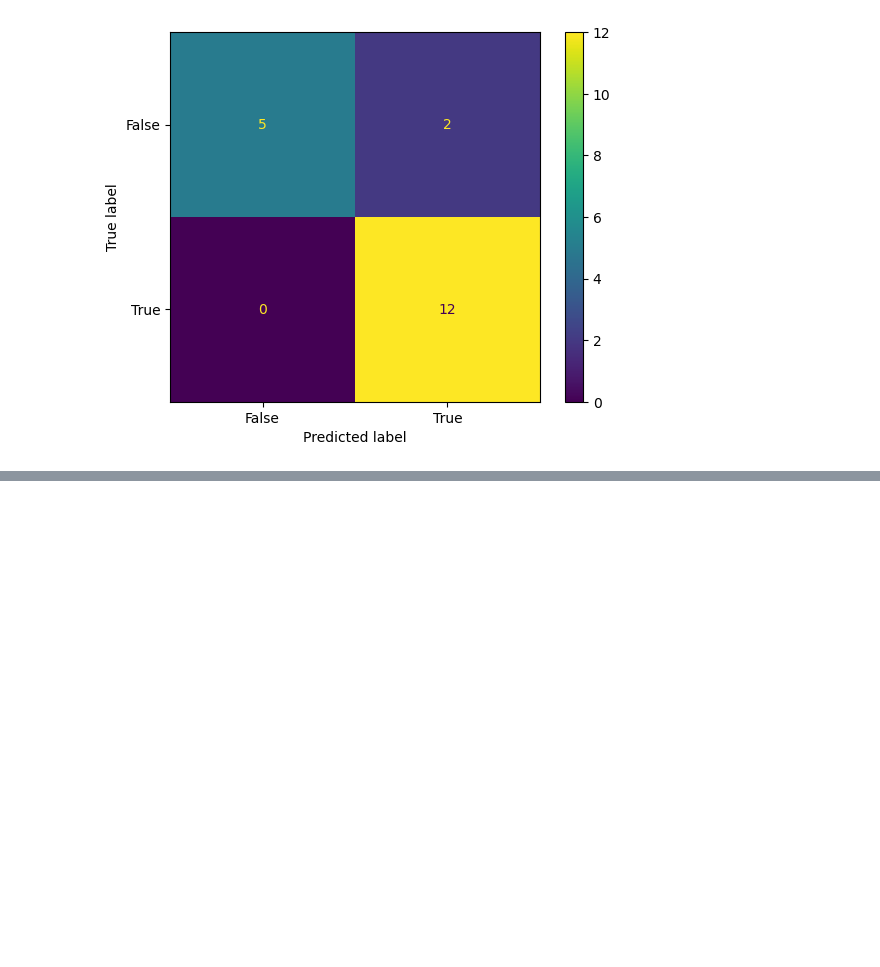
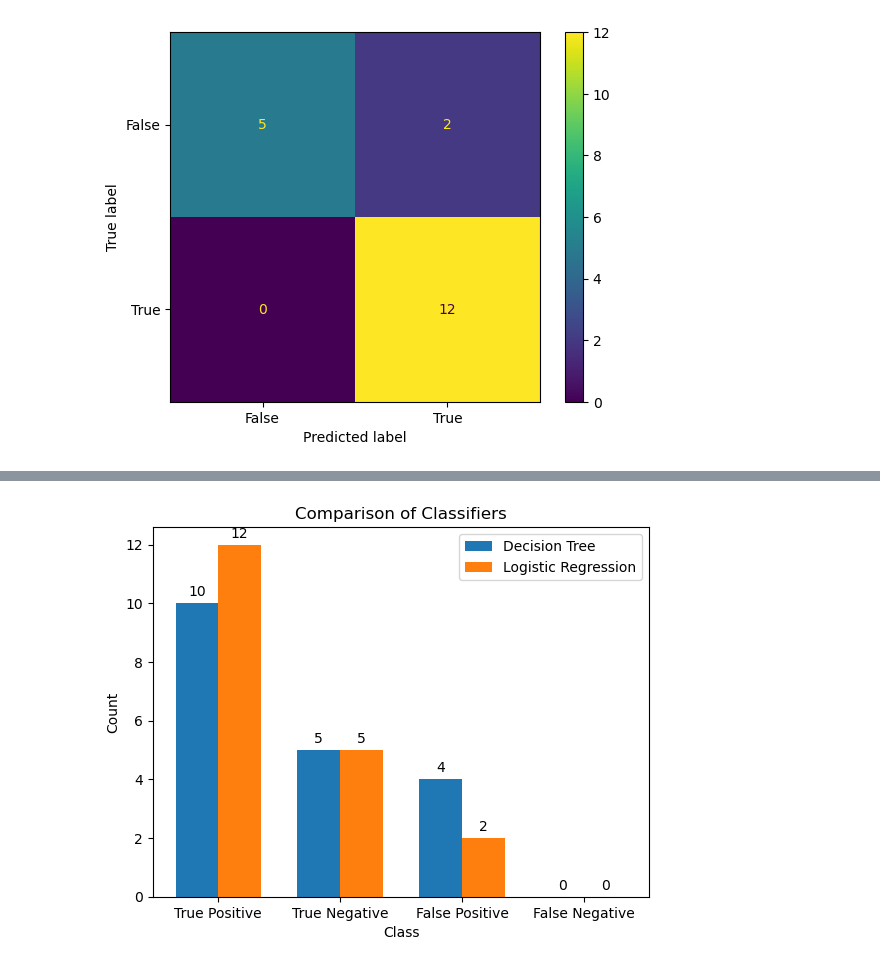
Before and after one commit to BorislavKrumov/colorectal-cancer, a Jupyter notebook: Colorectal Cancer DFS Classification.ipynb, the cells around one changed output, grey strips where cells are left out. Saved outputs shown, nothing was run; the diff lists cells and outputs as text; code cells hidden in the pictures; blank space fills up the shorter version.

```diff
--- a/Colorectal Cancer DFS Classification.ipynb
+++ b/Colorectal Cancer DFS Classification.ipynb
@@ -383,7 +383,7 @@ y_pred = clf.predict(X_test)
 # %%
 # Calculate the confusion matrix
 conf_matrix = confusion_matrix(y_test, y_pred)
-tn, fp, fn, tp = confusion_matrix(y_test, y_pred).ravel()
+dt_tn, dt_fp, dt_fn, dt_tp = confusion_matrix(y_test, y_pred).ravel()
 # %%
 cm_display = metrics.ConfusionMatrixDisplay(confusion_matrix = conf_matrix, display_labels = [False, True])
 cm_display.plot()
@@ -427,7 +427,7 @@ y_pred = classifier.predict(X_test)
 # %%
 # Calculate the confusion matrix
 conf_matrix = confusion_matrix(y_test, y_pred)
-tn, fp, fn, tp = confusion_matrix(y_test, y_pred).ravel()
+lr_tn, lr_fp, lr_fn, lr_tp = confusion_matrix(y_test, y_pred).ravel()
 # %%
 logistic_accuracy = accuracy_score(y_test, y_pred)
 accuracy_percentage = logistic_accuracy * 100
@@ -443,0 +467,38 @@ plt.show()
+# %%
+# Data for the bar chart
+classifiers = ['Decision Tree', 'Logistic Regression']
+labels = ['True Positive', 'True Negative', 'False Positive', 'False Negative']
+dt_values = [dt_tp, dt_tn, dt_fp, dt_fn]
+lr_values = [lr_tp, lr_tn, lr_fp, lr_fn]
+
+x = np.arange(len(labels))
+width = 0.35
+
+# Plotting the bar charts
+fig, ax = plt.subplots()
+rects1 = ax.bar(x - width/2, dt_values, width, label='Decision Tree')
+rects2 = ax.bar(x + width/2, lr_values, width, label='Logistic Regression')
+
+ax.set_xlabel('Class')
+ax.set_ylabel('Count')
+ax.set_title('Comparison of Classifiers')
+ax.set_xticks(x)
+ax.set_xticklabels(labels)
+ax.legend()
+
+# Adding labels to the bars
+def autolabel(rects):
+    for rect in rects:
+        height = rect.get_height()
+        ax.annotate('{}'.format(height),
+                    xy=(rect.get_x() + rect.get_width() / 2, height),
+                    xytext=(0, 3),  # Offset label position
+                    textcoords="offset points",
+                    ha='center', va='bottom')
+
+autolabel(rects1)
+autolabel(rects2)
+
+plt.show()
+# %% [output]
+[figure, added]
```
Also changed, not shown: parts of 9 cells of this notebook.
